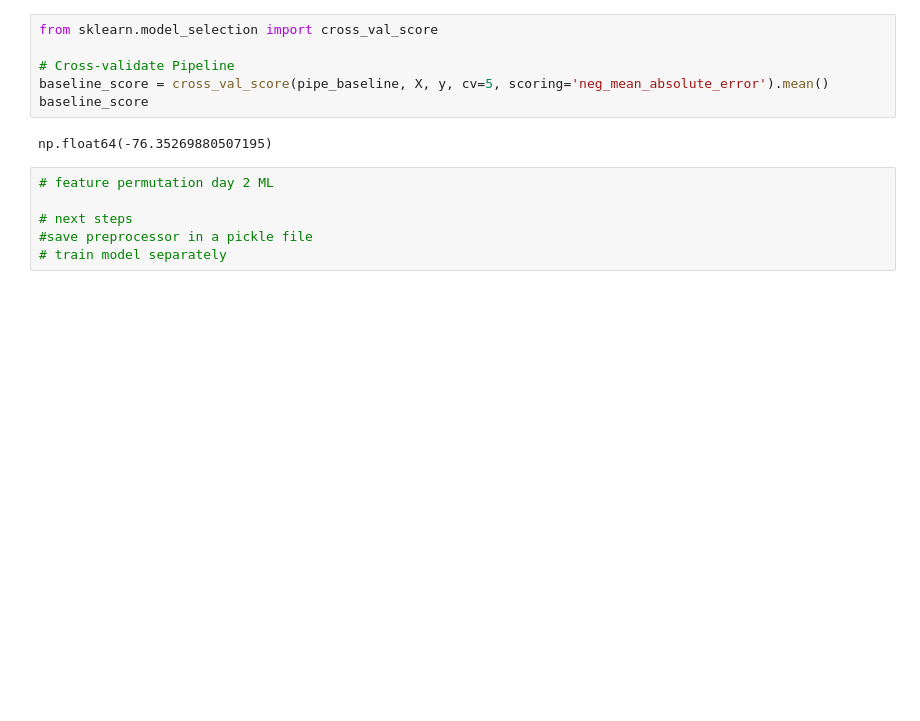
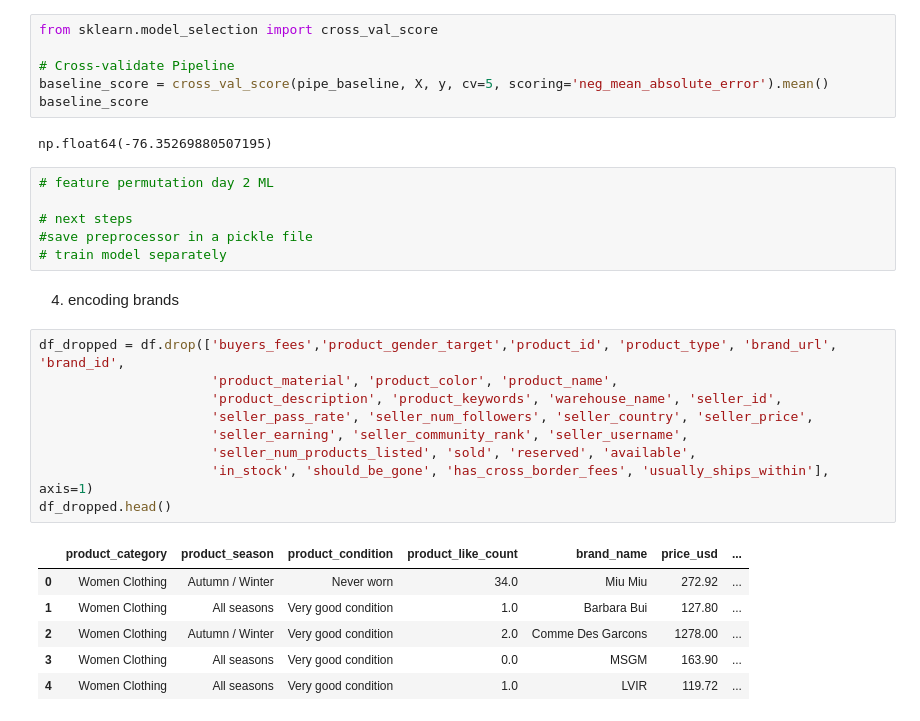
Before and after one commit to aplabey/2nd_hand_fashion_valuation, a Jupyter notebook: notebooks/aplabey_eda.ipynb, the cells around one changed output. Drawn from its saved outputs; the diff is of its cells as text; blank space fills up the shorter version.

```diff
--- a/notebooks/aplabey_eda.ipynb
+++ b/notebooks/aplabey_eda.ipynb
@@ -698,3 +689,21 @@ np.float64(-76.35269880507195)
 # next steps
 #save preprocessor in a pickle file
 # train model separately
+# %% [markdown]
+4. encoding brands
+# %%
+df_dropped = df.drop(['buyers_fees','product_gender_target','product_id', 'product_type', 'brand_url', 'brand_id',
+                      'product_material', 'product_color', 'product_name',
+                      'product_description', 'product_keywords', 'warehouse_name', 'seller_id',
+                      'seller_pass_rate', 'seller_num_followers', 'seller_country', 'seller_price',
+                      'seller_earning', 'seller_community_rank', 'seller_username',
+                      'seller_num_products_listed', 'sold', 'reserved', 'available',
+                      'in_stock', 'should_be_gone', 'has_cross_border_fees', 'usually_ships_within'], axis=1)
+df_dropped.head()
+# %% [output]
+|  | product_category | product_season | product_condition | product_like_count | brand_name | price_usd | ... |
+| 0 | Women Clothing | Autumn / Winter | Never worn | 34.0 | Miu Miu | 272.92 | ... |
+| 1 | Women Clothing | All seasons | Very good condition | 1.0 | Barbara Bui | 127.80 | ... |
+| 2 | Women Clothing | Autumn / Winter | Very good condition | 2.0 | Comme Des Garcons | 1278.00 | ... |
+| 3 | Women Clothing | All seasons | Very good condition | 0.0 | MSGM | 163.90 | ... |
+| 4 | Women Clothing | All seasons | Very good condition | 1.0 | LVIR | 119.72 | ... |
```
Also changed, not shown: parts of 19 cells of this notebook.
